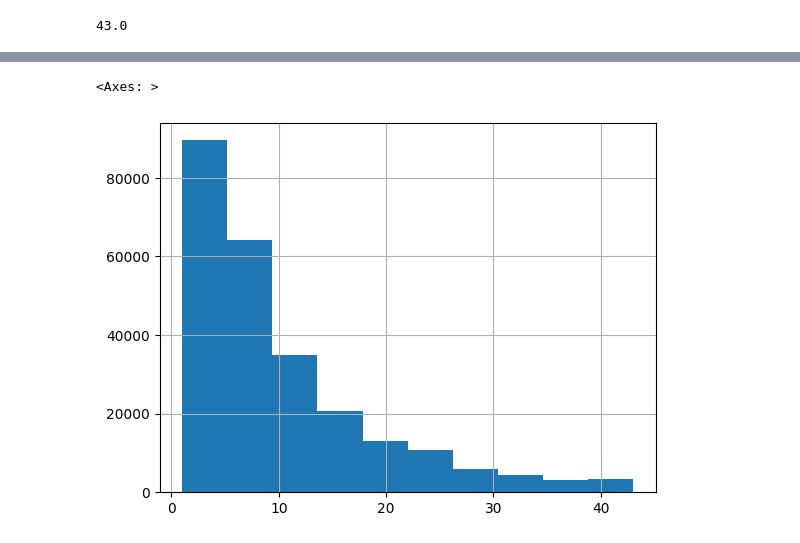
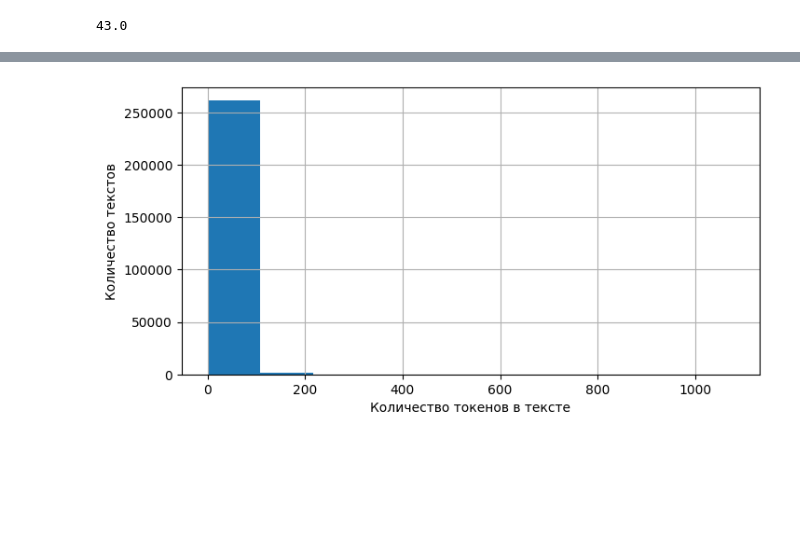
Before and after one commit to alexandr-khvatov/text_classification, a Jupyter notebook: src/dataset_analysis.ipynb, the cells around one changed output, grey strips where cells are left out. Saved outputs shown, nothing was run; the diff lists cells and outputs as text; code cells hidden in the pictures; blank space fills up the shorter version.

```diff
--- a/src/dataset_analysis.ipynb
+++ b/src/dataset_analysis.ipynb
@@ -136,5 +143,8 @@ df["counts_word"].hist()
-# %%
-df[df["counts_word"]<=q95]['counts_word'].hist()
-# %% [output]
-<Axes: >
-[figure, removed]
+# %%
+plt.subplots(figsize=(8, 4))
+plt.xlabel('Количество токенов в тексте')
+plt.ylabel('Количество текстов')
+df["counts_word"].hist()
+plt.savefig("tokens.svg")
+# %% [output]
+[figure, added]
```
Also changed, not shown: parts of 6 cells of this notebook.
